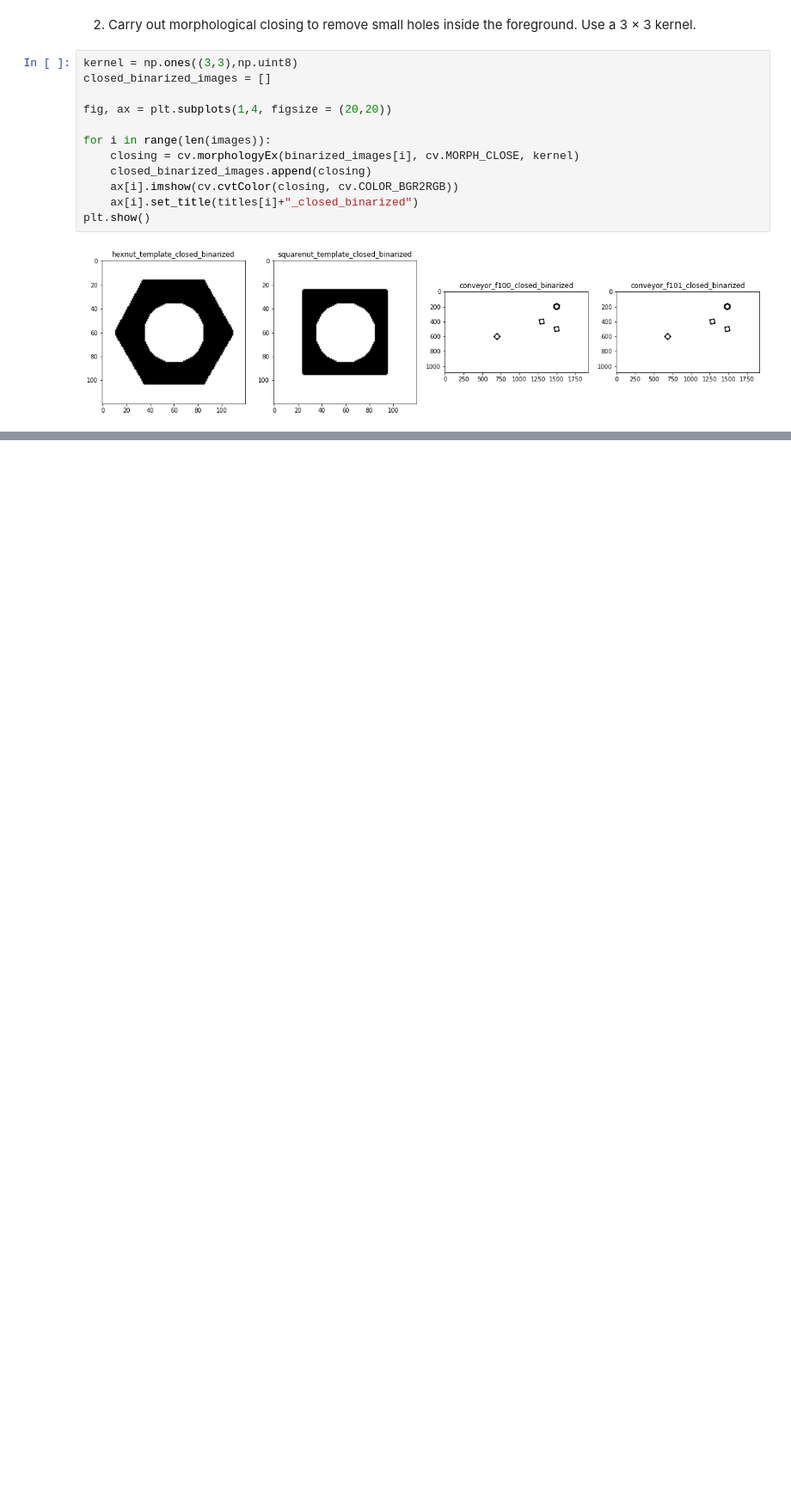
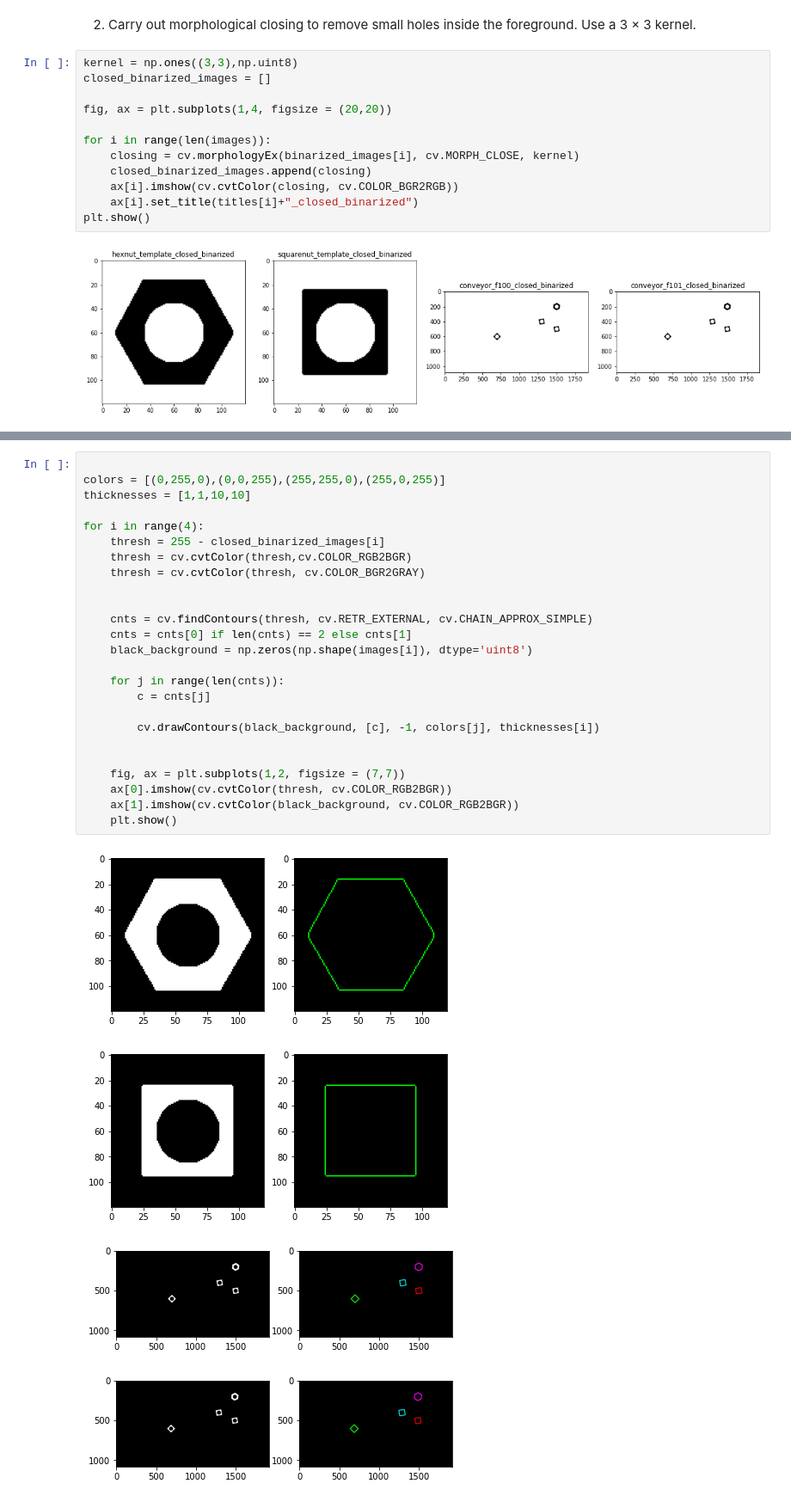
Before and after one commit to ChamithDilshan/EN2550_Image_processing_and_machine_vision, a Jupyter notebook: Assignments/Assignment_3/190501V_code.ipynb, the cells around one changed output, grey strips where cells are left out. Shown at 86% size. Saved outputs shown, nothing was run; the diff lists cells and outputs as text; blank space fills up the shorter version.

```diff
--- a/Assignments/Assignment_3/190501V_code.ipynb
+++ b/Assignments/Assignment_3/190501V_code.ipynb
@@ -68,0 +108,30 @@ plt.show()
+# %%
+
+colors = [(0,255,0),(0,0,255),(255,255,0),(255,0,255)]
+thicknesses = [1,1,10,10]
+
+for i in range(4):
+    thresh = 255 - closed_binarized_images[i]
+    thresh = cv.cvtColor(thresh,cv.COLOR_RGB2BGR)
+    thresh = cv.cvtColor(thresh, cv.COLOR_BGR2GRAY)
+
+
+    cnts = cv.findContours(thresh, cv.RETR_EXTERNAL, cv.CHAIN_APPROX_SIMPLE)
+    cnts = cnts[0] if len(cnts) == 2 else cnts[1]
+    black_background = np.zeros(np.shape(images[i]), dtype='uint8')
+
+    for j in range(len(cnts)):
+        c = cnts[j]
+
+        cv.drawContours(black_background, [c], -1, colors[j], thicknesses[i])
+
+
+    fig, ax = plt.subplots(1,2, figsize = (7,7))
+    ax[0].imshow(cv.cvtColor(thresh, cv.COLOR_RGB2BGR))
+    ax[1].imshow(cv.cvtColor(black_background, cv.COLOR_RGB2BGR))
+    plt.show()
+# %% [output]
+[figure, added]
+[figure, added]
+[figure, added]
+[figure, added]
```
Also changed, not shown: parts of 2 cells of this notebook, 1 other file.
